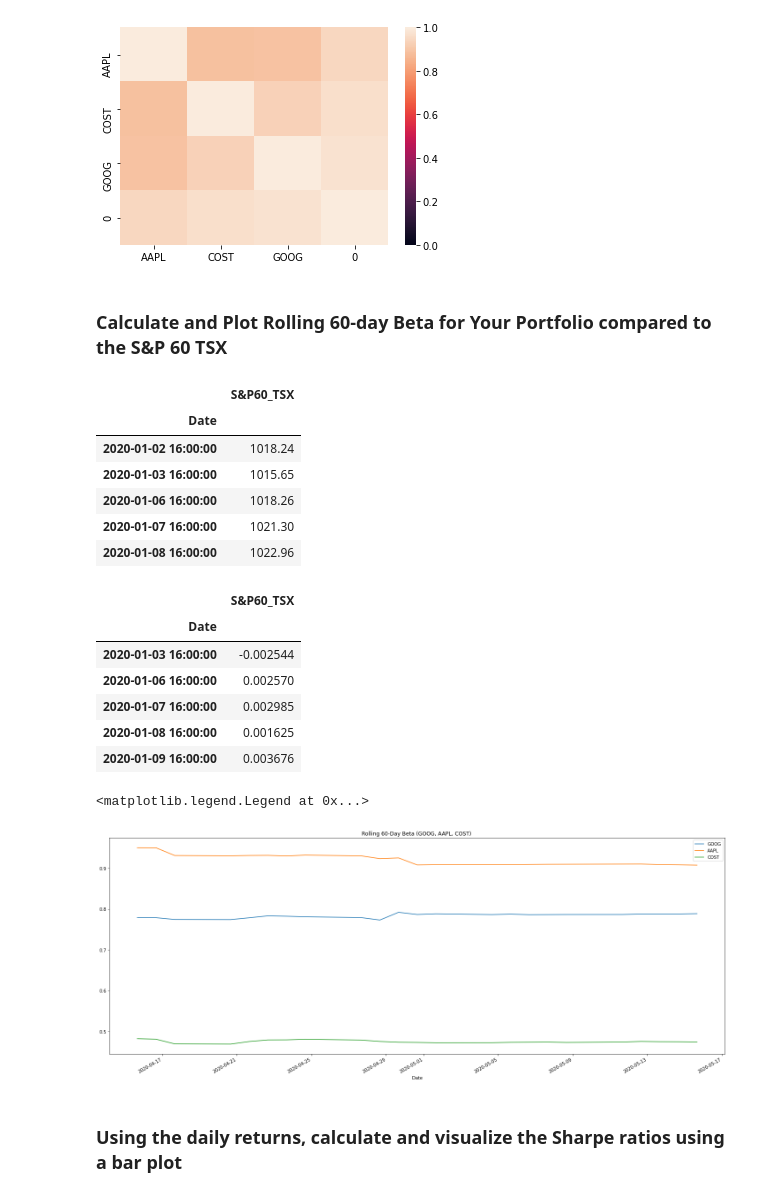
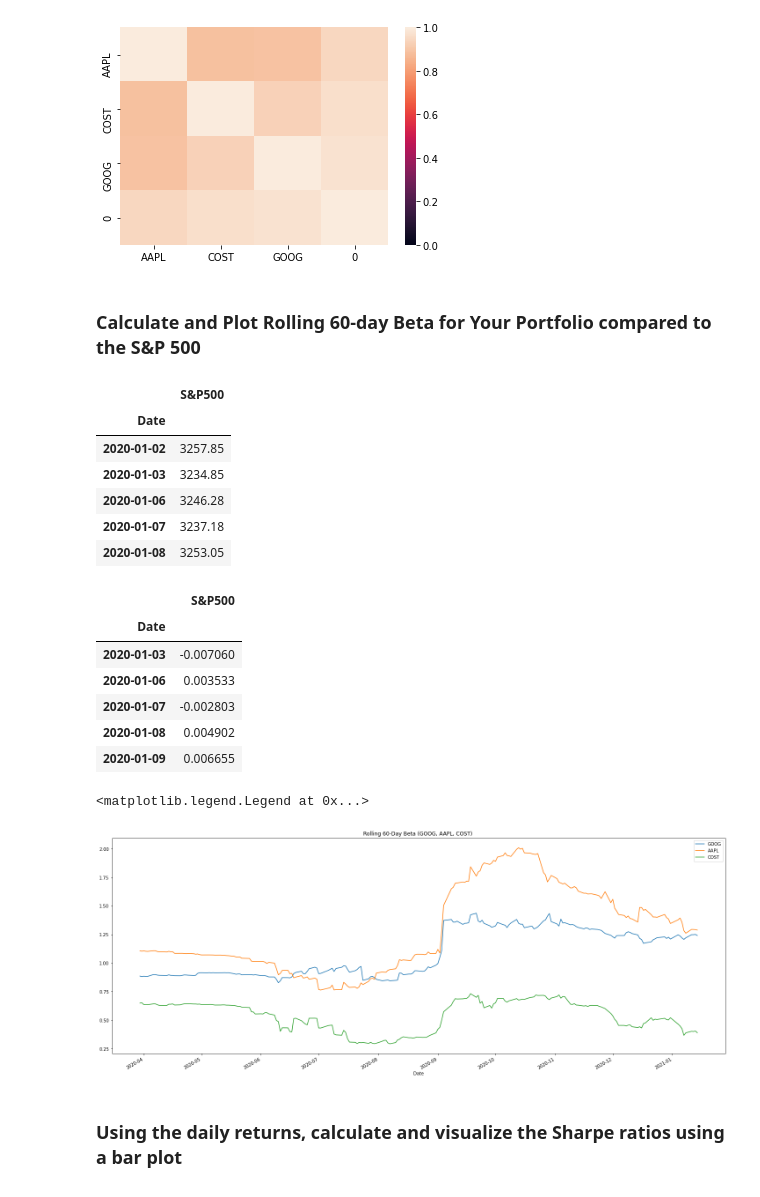
Before and after one commit to eayca/panda-homework, a Jupyter notebook: Panda - whale_analysis.ipynb, the cells around one changed output. Saved outputs shown, nothing was run; the diff lists cells and outputs as text; code cells hidden in the pictures.

```diff
--- a/Panda - whale_analysis.ipynb
+++ b/Panda - whale_analysis.ipynb
@@ -673,54 +673,54 @@ sns.heatmap(correlation_n, vmin= 0, vmax=1)
 <AxesSubplot:>
 [figure]
 # %% [markdown]
-### Calculate and Plot Rolling 60-day Beta for Your Portfolio compared to the S&P 60 TSX
+### Calculate and Plot Rolling 60-day Beta for Your Portfolio compared to the S&P 500
 # %%
-sp60tsx_df = pd.read_csv('Resources/GoogleFinanceData - S&P 60 TSX.csv', index_col='Date', parse_dates = True, infer_datetime_format = True)
+sp500_df_n = pd.read_csv('Resources/GoogleFinanceData - S&P500.csv', index_col='Date', parse_dates = True, infer_datetime_format = True)
 
-sp60tsx_df.sort_index(inplace=True)
+sp500_df_n.sort_index(inplace=True)
 
-sp60tsx_df = sp60tsx_df.rename(columns = {'Close' : 'S&P60_TSX'})
-sp60tsx_df = sp60tsx_df.drop(columns = 'Ticker')
-sp60tsx_df.head()
+sp500_df_n = sp500_df_n.rename(columns = {'Close' : 'S&P500'})
+sp500_df_n = sp500_df_n.drop(columns = 'Ticker')
+sp500_df_n.head()
 # %% [output]
-|  | S&P60_TSX |
+|  | S&P500 |
 | Date |  |
-| 2020-01-02 16:00:00 | 1018.24 |
-| 2020-01-03 16:00:00 | 1015.65 |
-| 2020-01-06 16:00:00 | 1018.26 |
-| 2020-01-07 16:00:00 | 1021.30 |
-| 2020-01-08 16:00:00 | 1022.96 |
+| 2020-01-02 | 3257.85 |
+| 2020-01-03 | 3234.85 |
+| 2020-01-06 | 3246.28 |
+| 2020-01-07 | 3237.18 |
+| 2020-01-08 | 3253.05 |
 # %%
-sp60tsx_return = sp60tsx_df.pct_change().dropna()
+sp500_return = sp500_df_n.pct_change().dropna()
 # %%
-sp60tsx_return.head()
+sp500_return.head()
 # %% [output]
-|  | S&P60_TSX |
+|  | S&P500 |
 | Date |  |
-| 2020-01-03 16:00:00 | -0.002544 |
-| 2020-01-06 16:00:00 | 0.002570 |
-| 2020-01-07 16:00:00 | 0.002985 |
-| 2020-01-08 16:00:00 | 0.001625 |
-| 2020-01-09 16:00:00 | 0.003676 |
+| 2020-01-03 | -0.007060 |
+| 2020-01-06 | 0.003533 |
+| 2020-01-07 | -0.002803 |
+| 2020-01-08 | 0.004902 |
+| 2020-01-09 | 0.006655 |
 # %%
 # Calculate and plot Beta
-covariance_goog = all_returns['GOOG'].rolling(window=60).cov(sp60tsx_return['S&P60_TSX'])
-covariance_aapl = all_returns['AAPL'].rolling(window=60).cov(sp60tsx_return['S&P60_TSX'])
-covariance_cost = all_returns['COST'].rolling(window=60).cov(sp60tsx_return['S&P60_TSX'])
+covariance_goog = all_returns['GOOG'].rolling(window=60).cov(sp500_return['S&P500'])
+covariance_aapl = all_returns['AAPL'].rolling(window=60).cov(sp500_return['S&P500'])
+covariance_cost = all_returns['COST'].rolling(window=60).cov(sp500_return['S&P500'])
 
-variance = sp60tsx_return['S&P60_TSX'].rolling(window=60).var()
+variance = sp500_return['S&P500'].rolling(window=60).var()
 
 beta_goog = covariance_goog / variance
 beta_aapl = covariance_aapl / variance
 beta_cost = covariance_cost / variance
 
 ax= beta_goog.plot(figsize=(25,10), title= 'Rolling 60-Day Beta (GOOG, AAPL, COST) ')
 beta_aapl.plot(ax=ax)
 beta_cost.plot(ax=ax)
 ax.legend(['GOOG', 'AAPL', 'COST'])
 # %% [output]
 <matplotlib.legend.Legend at 0x...>
-[figure, old version]
+[figure, new version]
 # %% [markdown]
 ### Using the daily returns, calculate and visualize the Sharpe ratios using a bar plot
 # %%
```
Also changed, not shown: parts of 11 cells of this notebook.
